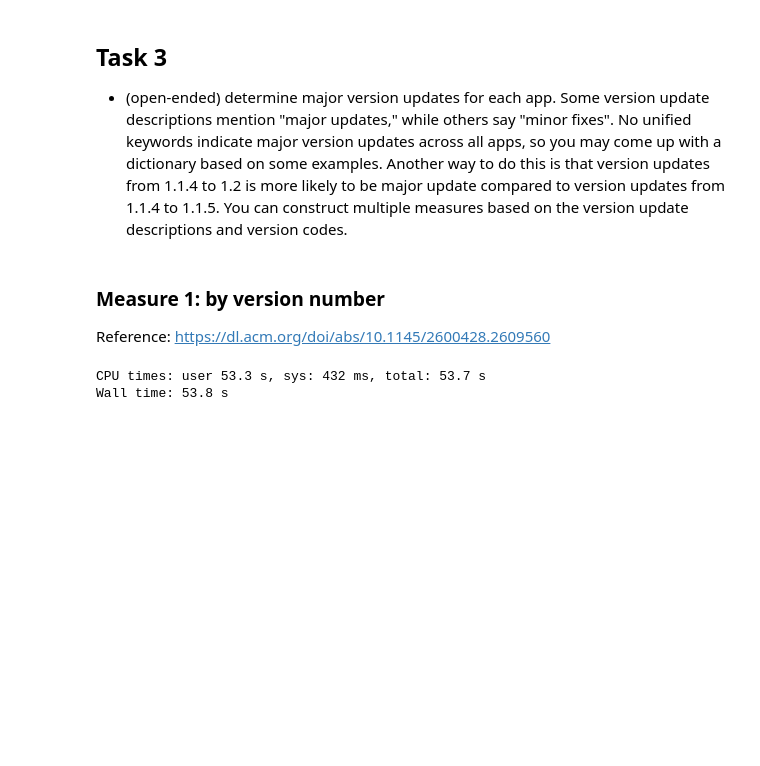
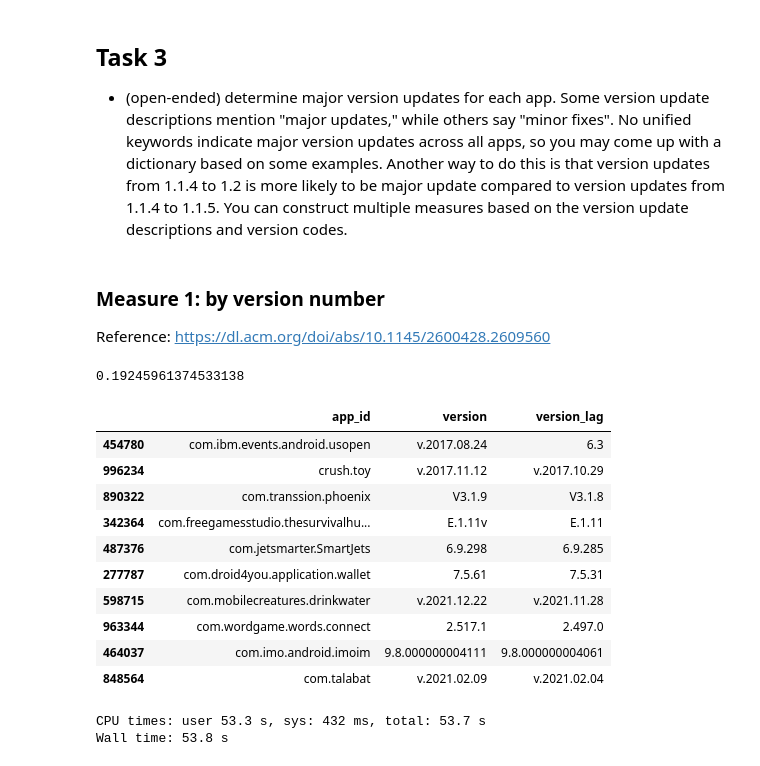
Before and after one commit to YileC928/app-data-privacy-proj, a Jupyter notebook: android_app_update.ipynb, the cells around one changed output. Drawn from its saved outputs; the diff is of its cells as text; code cells hidden in the pictures; blank space fills up the shorter version.

```diff
--- a/android_app_update.ipynb
+++ b/android_app_update.ipynb
@@ -306,3 +347,22 @@ and_df['version_lag'] = and_df.groupby('app_id').shift(1)['version']
+# %%
+and_df['special_version_num'] = and_df.apply(special_version_num, axis = 1)
+sum(and_df['special_version_num'])/len(and_df)
+# %% [output]
+0.19245961374533138
+# %%
+and_df[and_df['special_version_num'] == 1].sample(10)[['app_id', 'version', 'version_lag']]
+# %% [output]
+|  | app_id | version | version_lag |
+| 454780 | com.ibm.events.android.usopen | v.2017.08.24 | 6.3 |
+| 996234 | crush.toy | v.2017.11.12 | v.2017.10.29 |
+| 890322 | com.transsion.phoenix | V3.1.9 | V3.1.8 |
+| 342364 | com.freegamesstudio.thesurvivalhu... | E.1.11v | E.1.11 |
+| 487376 | com.jetsmarter.SmartJets | 6.9.298 | 6.9.285 |
+| 277787 | com.droid4you.application.wallet | 7.5.61 | 7.5.31 |
+| 598715 | com.mobilecreatures.drinkwater | v.2021.12.22 | v.2021.11.28 |
+| 963344 | com.wordgame.words.connect | 2.517.1 | 2.497.0 |
+| 464037 | com.imo.android.imoim | 9.8.000000004111 | 9.8.000000004061 |
+| 848564 | com.talabat | v.2021.02.09 | v.2021.02.04 |
 # %%
 def update_by_num(row):
     #1 means major revision (change of the first digit)
```
Also changed, not shown: parts of 9 cells of this notebook, 1 other file.
